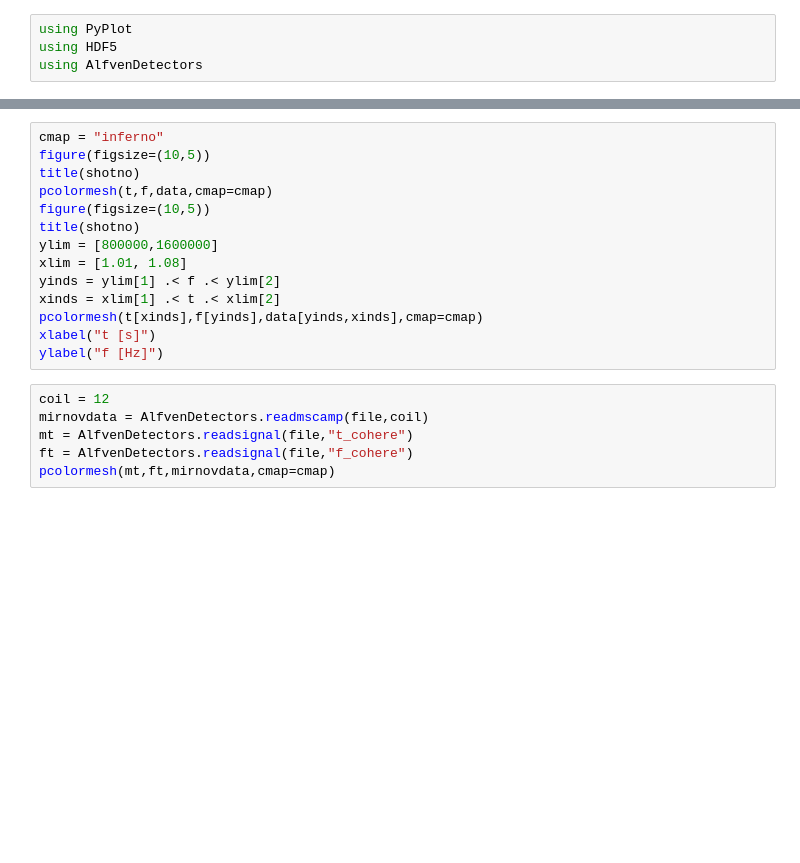
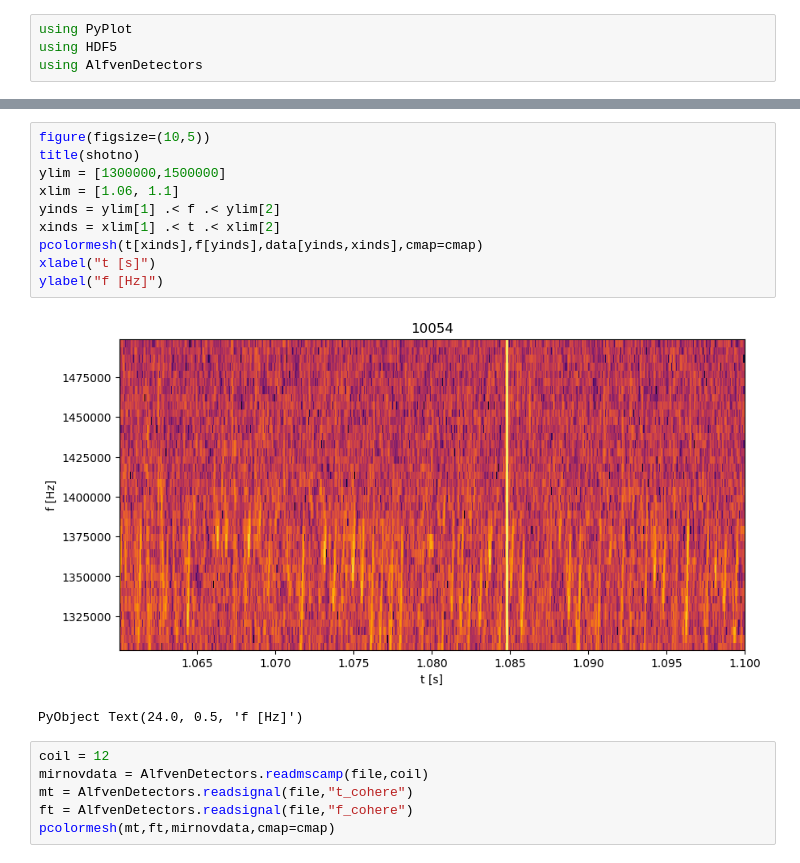
Before and after one commit to vitskvara/AlfvenDetectors.jl, a Jupyter notebook: notebooks/new_data.ipynb, the cells around one changed output, grey strips where cells are left out. Drawn from its saved outputs; the diff is of its cells as text; blank space fills up the shorter version.

```diff
--- a/notebooks/new_data.ipynb
+++ b/notebooks/new_data.ipynb
@@ -16,17 +34,16 @@ size(data)
 # %%
-cmap = "inferno"
 figure(figsize=(10,5))
 title(shotno)
-pcolormesh(t,f,data,cmap=cmap)
-figure(figsize=(10,5))
-title(shotno)
-ylim = [800000,1600000]
-xlim = [1.01, 1.08]
+ylim = [1300000,1500000]
+xlim = [1.06, 1.1]
 yinds = ylim[1] .< f .< ylim[2]
 xinds = xlim[1] .< t .< xlim[2]
 pcolormesh(t[xinds],f[yinds],data[yinds,xinds],cmap=cmap)
 xlabel("t [s]")
 ylabel("f [Hz]")
+# %% [output]
+[figure, added]
+PyObject Text(24.0, 0.5, 'f [Hz]')
 # %%
 coil = 12
 mirnovdata = AlfvenDetectors.readmscamp(file,coil)
```
Also changed, not shown: parts of 4 cells of this notebook, 8 other files.
